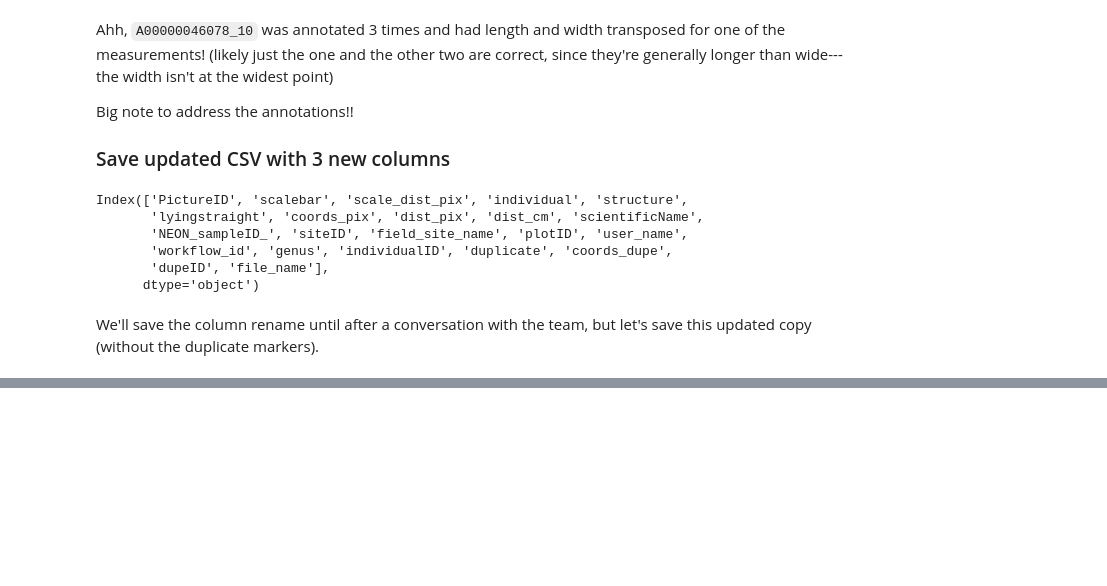
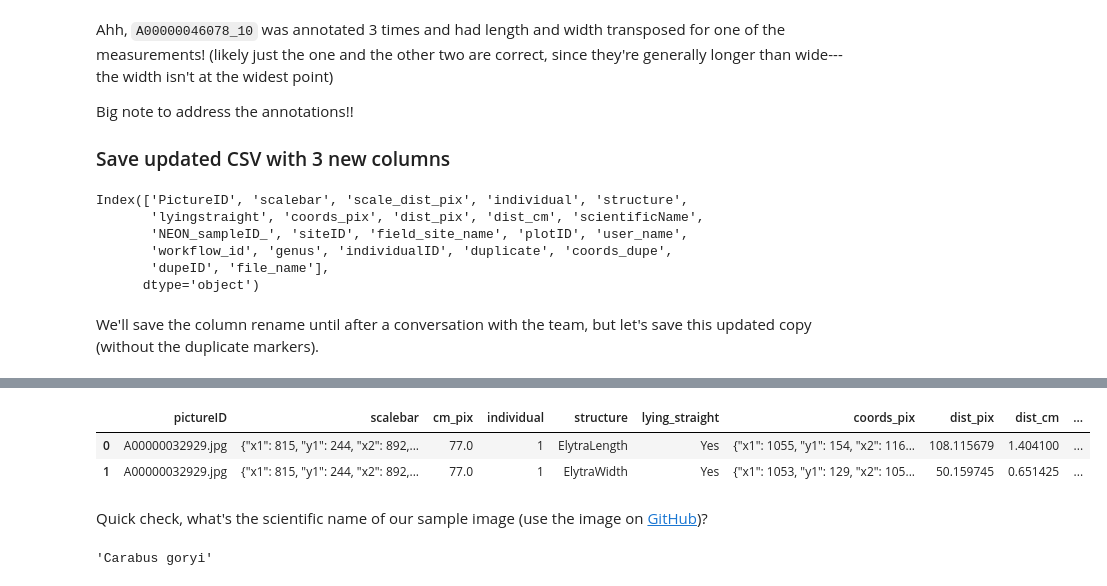
Before and after one commit to Imageomics/2018-NEON-beetles-processing, a Jupyter notebook: notebooks/EDA-0-1.ipynb, the cells around one changed output, grey strips where cells are left out. Cells and saved outputs as stored; diff of their text form; code cells hidden in the pictures; blank space fills up the shorter version.

```diff
--- a/notebooks/EDA-0-1.ipynb
+++ b/notebooks/EDA-0-1.ipynb
@@ -298,0 +403,4 @@ df[cols_to_keep].to_csv("../data/BeetleMeasurements.csv", index = False)
+# %%
+col_list = list(df.columns)[:-1]
+col_list.insert(-2, "species")
+col_list
@@ -298,0 +428,6 @@ df[cols_to_keep].to_csv("../data/BeetleMeasurements.csv", index = False)
+# %%
+df[col_list].head(2)
+# %% [output]
+|  | pictureID | scalebar | cm_pix | individual | structure | lying_straight | coords_pix | dist_pix | dist_cm | ... |
+| 0 | A00000032929.jpg | {"x1": 815, "y1": 244, "x2": 892,... | 77.0 | 1 | ElytraLength | Yes | {"x1": 1055, "y1": 154, "x2": 116... | 108.115679 | 1.404100 | ... |
+| 1 | A00000032929.jpg | {"x1": 815, "y1": 244, "x2": 892,... | 77.0 | 1 | ElytraWidth | Yes | {"x1": 1053, "y1": 129, "x2": 105... | 50.159745 | 0.651425 | ... |
@@ -298,0 +436,6 @@ df[cols_to_keep].to_csv("../data/BeetleMeasurements.csv", index = False)
+# %% [markdown]
+Quick check, what's the scientific name of our sample image (use the image on [GitHub](https://github.com/Imageomics/BeetlePalooza-2024/blob/main/BeetleImage-A00000046094.jpg))?
+# %%
+df.loc[df["pictureID"] == "A00000046094.jpg", "scientificName"].values[0]
+# %% [output]
+'Carabus goryi'
```
Also changed, not shown: parts of 18 cells of this notebook, 1 other file.
